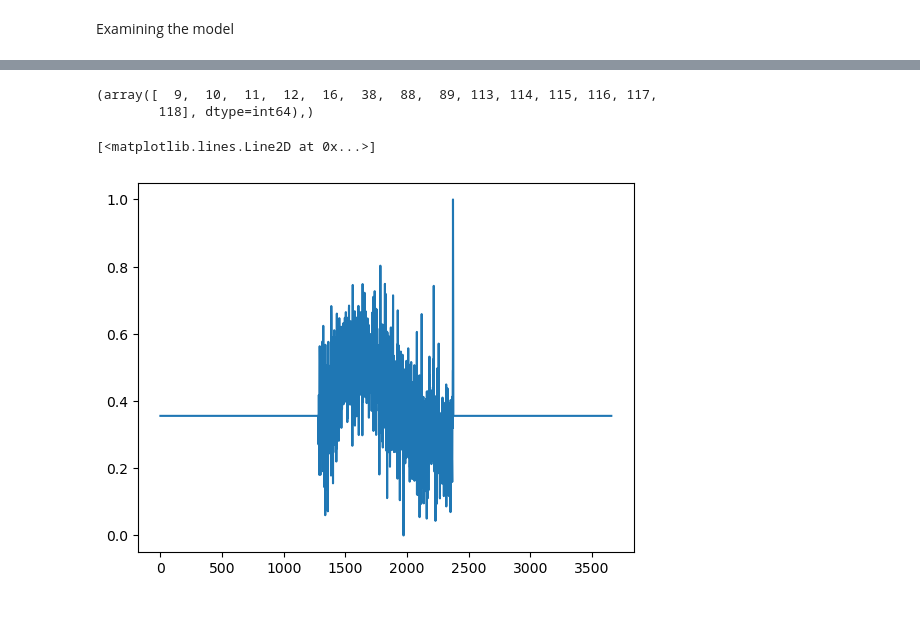
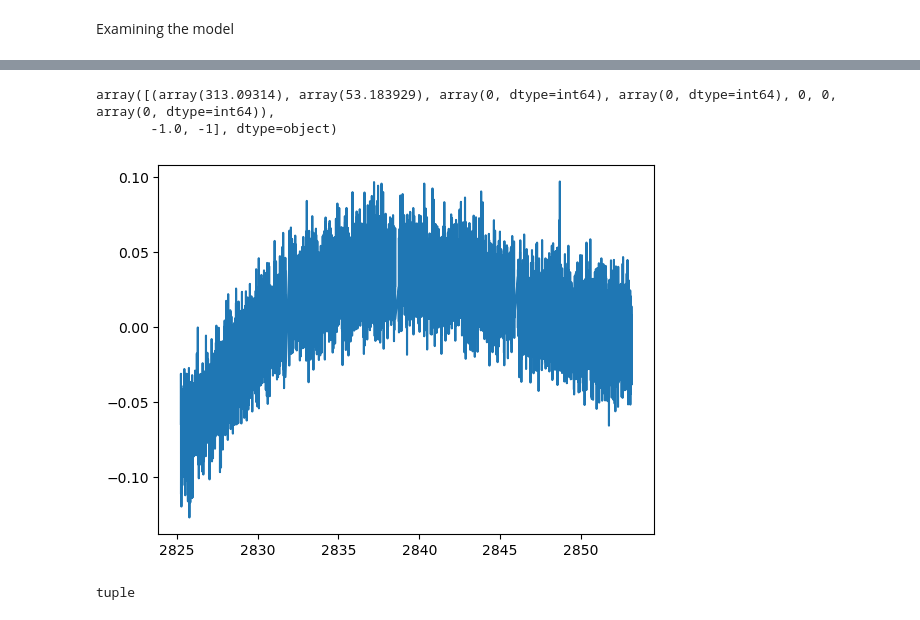
Before and after one commit to Aish-u/DS440-CAPSTONE, a Jupyter notebook: DS440_capstone.ipynb, the cells around one changed output, grey strips where cells are left out. Saved outputs shown, nothing was run; the diff lists cells and outputs as text; code cells hidden in the pictures.

Commit message:
pushing, test set run with results

```diff
--- a/DS440_capstone.ipynb
+++ b/DS440_capstone.ipynb
@@ -33,7 +33,7 @@ import copy
 import time
 # %%
 #reading in the .npz file to train the model
-def get_training_data(load=False, datafile ='test_sn.npz'):
+def get_training_data(load=False, datafile ='training_sn_56.npz'):
 
     if not load:
         # This grabs the training data files from the appropriate directory
@@ -88,6 +92,6 @@ training_t, training_f,training_class,training_info = get_training_data(load=Tru
 # %%
 #padding the arrays to match the max size
-longest_len = 3658
+longest_len = 11766
 for i in np.arange(len(training_t)):
     mylen = len(training_t[i])
     if mylen>longest_len:
@@ -466,7 +465,7 @@ ValueError: The number of FixedLocator locations (2), usually from a call to set
 #reading in a small test set with real SNe to see how the model actually performs.
 # Some actual testing on SNe = test_sn.npz
 #read in the data
-def get_testing_data(load=False, datafile ='testdata_set(1).npz'):
+def get_testing_data(load=False, datafile ='test_s56_batch1.npz'):
 
     if not load:
         # This grabs the training data files from the appropriate directory
@@ -591,10 +612,14 @@ plt.hist(y_prob[:,1])
 # %%
-np.where(y_prob[:,1]>0.4)
+sees = np.where(y_prob[:,1]>0.4)
-# %% [output]
-(array([  9,  10,  11,  12,  16,  38,  88,  89, 113, 114, 115, 116, 117,
-        118], dtype=int64),)
 # %%
-plt.plot(new_f[9])
+plt.plot(test_t[2177],test_f[2177])
+test_info[2177]
 # %% [output]
-[<matplotlib.lines.Line2D at 0x...>]
+array([(array(313.09314), array(53.183929), array(0, dtype=int64), array(0, dtype=int64), 0, 0, array(0, dtype=int64)),
+       -1.0, -1], dtype=object)
-[figure, old version]
+[figure, new version]
+# %%
+#sees = list(sees) to convert from tuple to list
+type(sees)
+# %% [output]
+tuple
```
Also changed, not shown: parts of 32 cells of this notebook, 2 other files.
